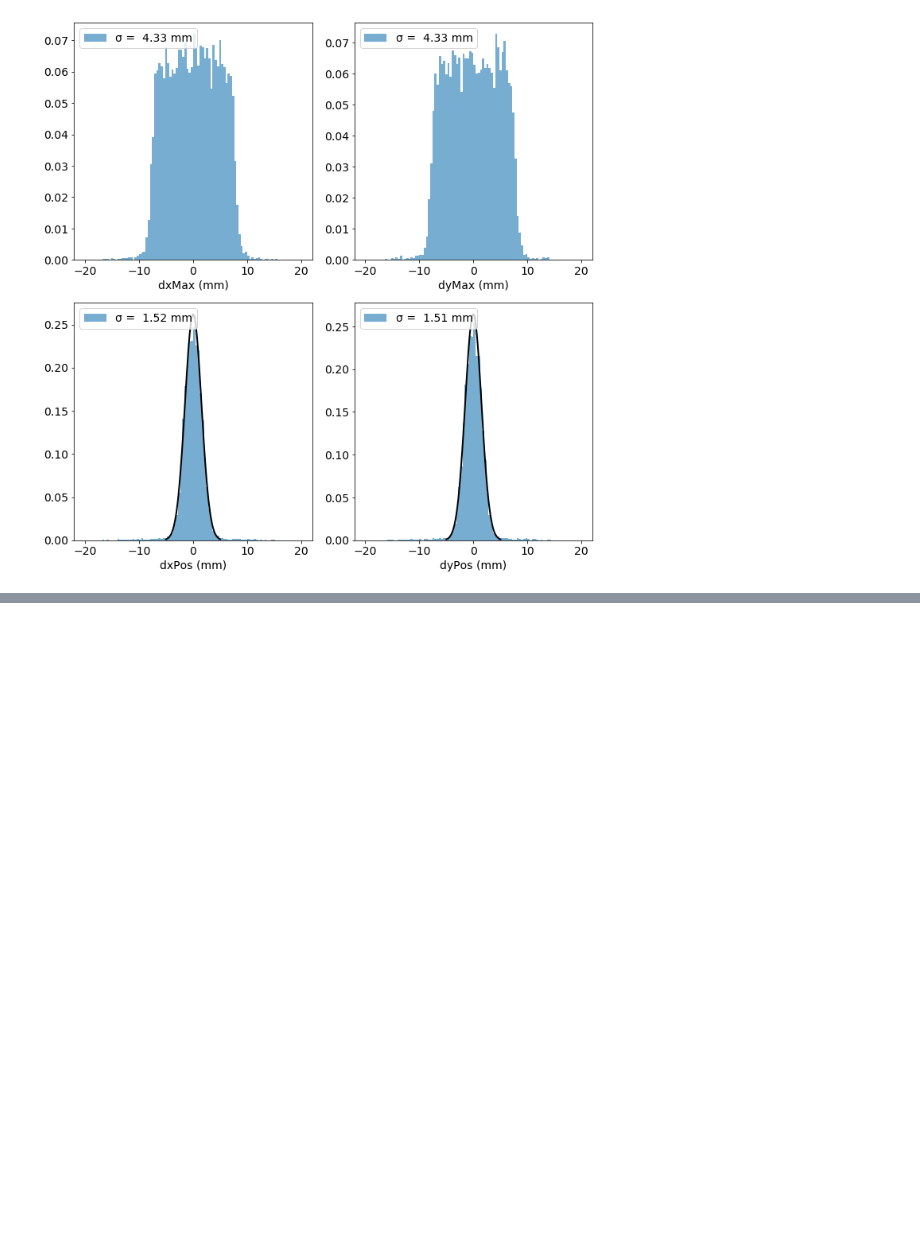
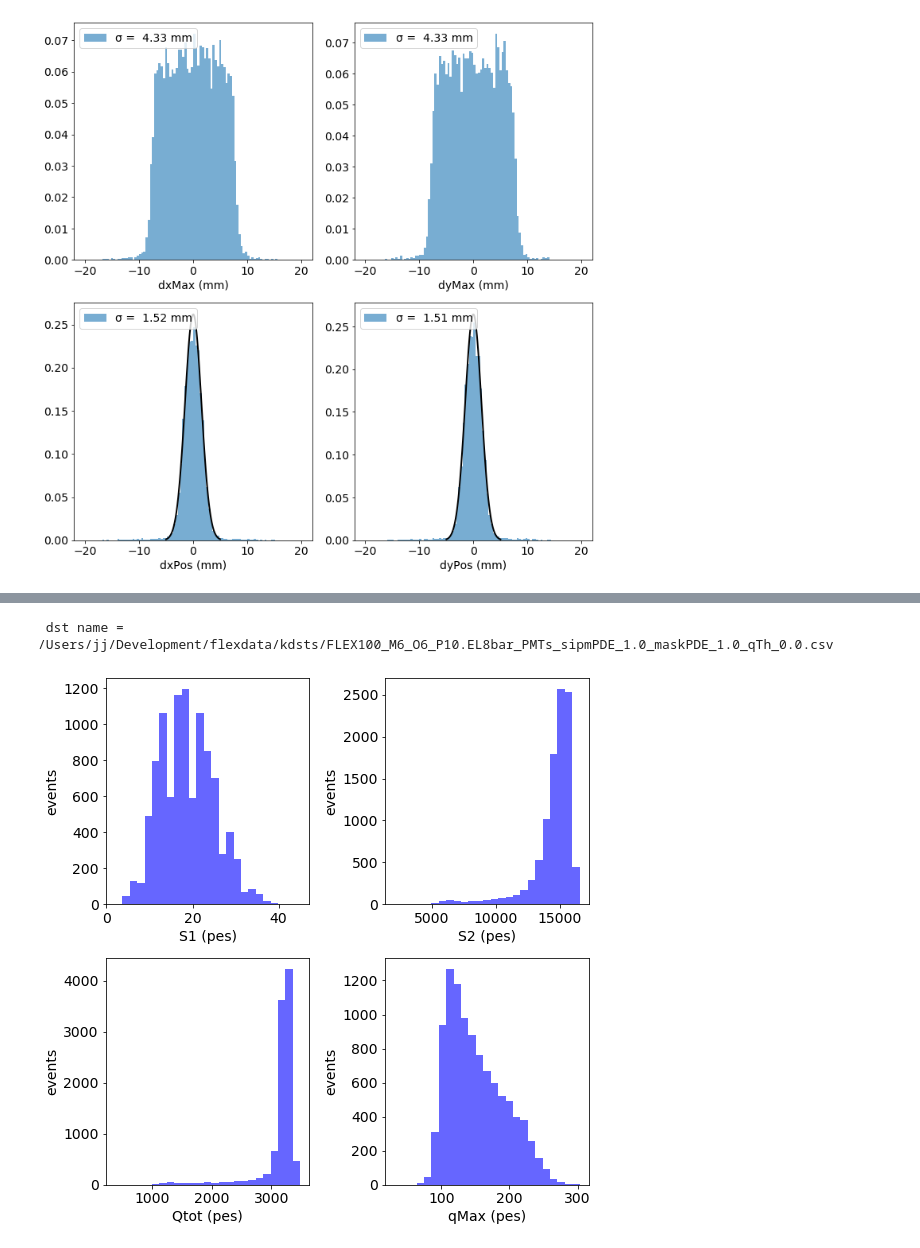
Before and after one commit to jjgomezcadenas/NextFlex, a Jupyter notebook: NB/kr_dst_pmts.ipynb, the cells around one changed output, grey strips where cells are left out. Drawn from its saved outputs; the diff is of its cells as text; code cells hidden in the pictures; blank space fills up the shorter version.

```diff
--- a/NB/kr_dst_pmts.ipynb
+++ b/NB/kr_dst_pmts.ipynb
@@ -810,0 +844,21 @@ kr_point_resolution2(krdst, xlim=(-5,5), bins=100, figsize=(10,10))
+# %%
+ofile_name = f"{setup.name}.csv"
+ofile = f"{ofile_path}/{ofile_name}"
+print(f" dst name = {ofile}")
+krdst = pd.read_csv(ofile)
+# %% [output]
+ dst name = /Users/jj/Development/flexdata/kdsts/FLEX100_M6_O6_P10.EL8bar_PMTs_sipmPDE_1.0_maskPDE_1.0_qTh_0.0.csv
+# %%
+histos_df(krdst,
+          vars    = ('S1e','S2e','Qtot','qMax'),
+          varmins = [0,0,0, 0],
+          varmaxs = [50,25000,3500,900],
+          xlabels = ['S1 (pes)','S2 (pes)','Qtot (pes)','qMax (pes)'],
+          ylabels = 4 * ['events'],
+          bins    = 4 * [25],
+          alphas  = 4 * [0.6],
+          colors  = 4 * ['b'],
+          splt    = (2,2),
+          figsize = (8,8))
+# %% [output]
+[figure, added]
```
Also changed, not shown: parts of 16 cells of this notebook, 8 other files.
